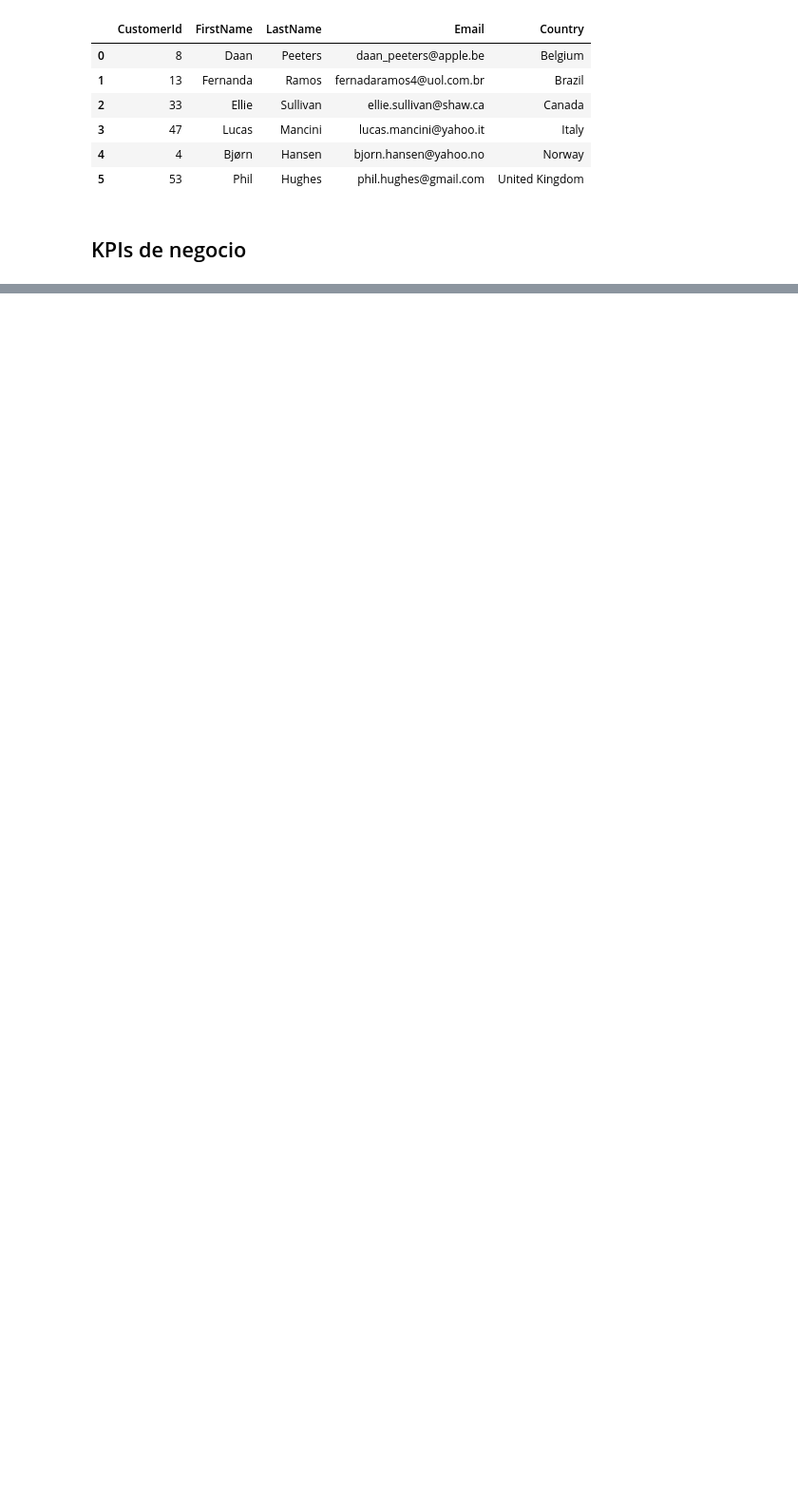
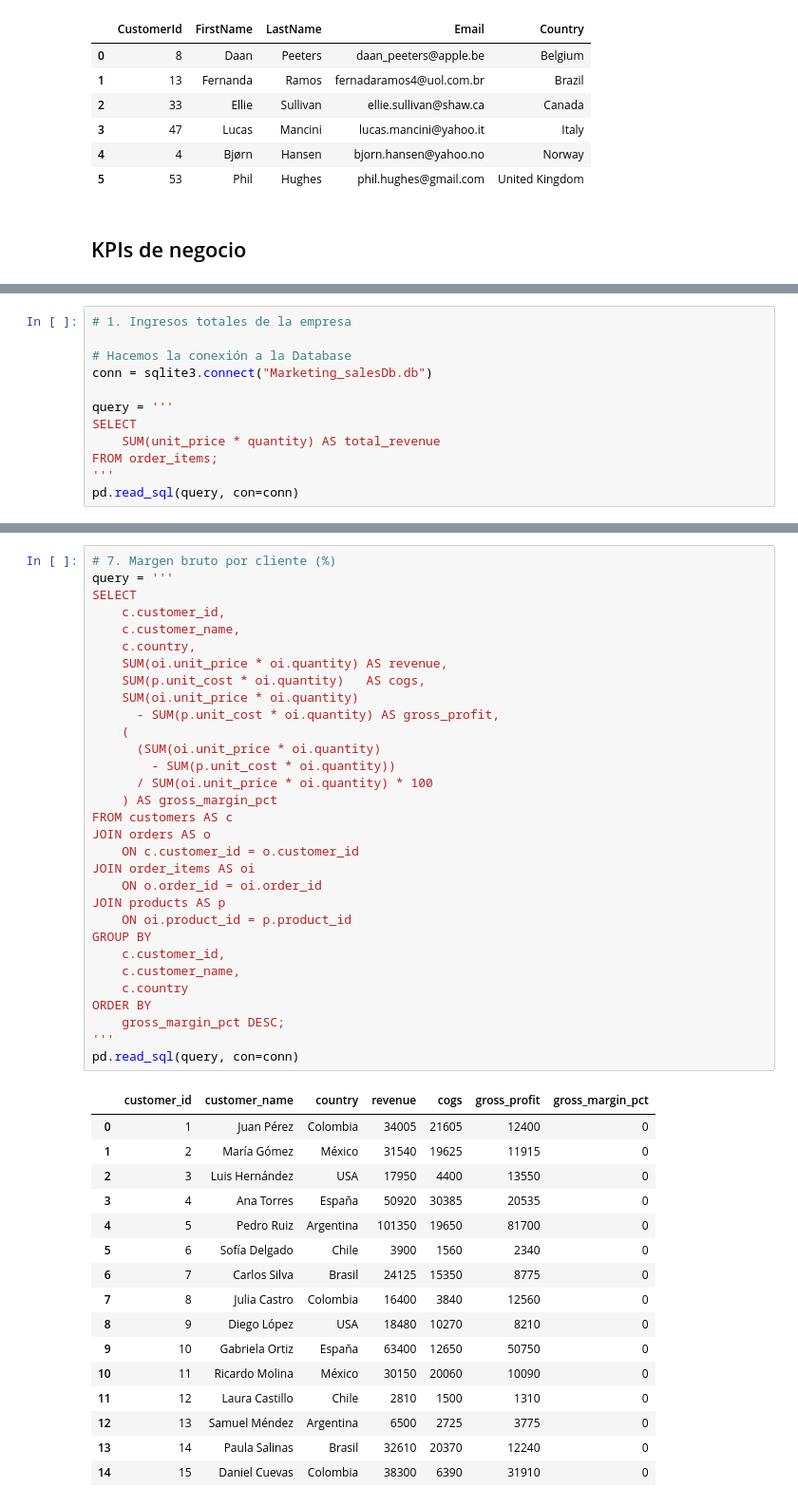
Before and after one commit to gbuvoli/DA_T8, a Jupyter notebook: Sprint3_semana2.ipynb, the cells around one changed output, grey strips where cells are left out. Shown at 95% size. Drawn from its saved outputs; the diff is of its cells as text; blank space fills up the shorter version.

```diff
--- a/Sprint3_semana2.ipynb
+++ b/Sprint3_semana2.ipynb
@@ -993,0 +1344,12 @@ Una subconsulta **es una consulta SQL anidada dentro de otra.** Se usa cuando ne
+# %%
+# 1. Ingresos totales de la empresa
+
+# Hacemos la conexión a la Database
+conn = sqlite3.connect("Marketing_salesDb.db")
+
+query = '''
+SELECT
+    SUM(unit_price * quantity) AS total_revenue
+FROM order_items;
+'''
+pd.read_sql(query, con=conn)
@@ -993,0 +1459,48 @@ Una subconsulta **es una consulta SQL anidada dentro de otra.** Se usa cuando ne
+# %%
+# 7. Margen bruto por cliente (%)
+query = '''
+SELECT
+    c.customer_id,
+    c.customer_name,
+    c.country,
+    SUM(oi.unit_price * oi.quantity) AS revenue,
+    SUM(p.unit_cost * oi.quantity)   AS cogs,
+    SUM(oi.unit_price * oi.quantity)
+      - SUM(p.unit_cost * oi.quantity) AS gross_profit,
+    (
+      (SUM(oi.unit_price * oi.quantity)
+        - SUM(p.unit_cost * oi.quantity))
+      / SUM(oi.unit_price * oi.quantity) * 100
+    ) AS gross_margin_pct
+FROM customers AS c
+JOIN orders AS o
+    ON c.customer_id = o.customer_id
+JOIN order_items AS oi
+    ON o.order_id = oi.order_id
+JOIN products AS p
+    ON oi.product_id = p.product_id
+GROUP BY
+    c.customer_id,
+    c.customer_name,
+    c.country
+ORDER BY
+    gross_margin_pct DESC;
+'''
+pd.read_sql(query, con=conn)
+# %% [output]
+|  | customer_id | customer_name | country | revenue | cogs | gross_profit | gross_margin_pct |
+| 0 | 1 | Juan Pérez | Colombia | 34005 | 21605 | 12400 | 0 |
+| 1 | 2 | María Gómez | México | 31540 | 19625 | 11915 | 0 |
+| 2 | 3 | Luis Hernández | USA | 17950 | 4400 | 13550 | 0 |
+| 3 | 4 | Ana Torres | España | 50920 | 30385 | 20535 | 0 |
+| 4 | 5 | Pedro Ruiz | Argentina | 101350 | 19650 | 81700 | 0 |
+| 5 | 6 | Sofía Delgado | Chile | 3900 | 1560 | 2340 | 0 |
+| 6 | 7 | Carlos Silva | Brasil | 24125 | 15350 | 8775 | 0 |
+| 7 | 8 | Julia Castro | Colombia | 16400 | 3840 | 12560 | 0 |
+| 8 | 9 | Diego López | USA | 18480 | 10270 | 8210 | 0 |
+| 9 | 10 | Gabriela Ortiz | España | 63400 | 12650 | 50750 | 0 |
+| 10 | 11 | Ricardo Molina | México | 30150 | 20060 | 10090 | 0 |
+| 11 | 12 | Laura Castillo | Chile | 2810 | 1500 | 1310 | 0 |
+| 12 | 13 | Samuel Méndez | Argentina | 6500 | 2725 | 3775 | 0 |
+| 13 | 14 | Paula Salinas | Brasil | 32610 | 20370 | 12240 | 0 |
+| 14 | 15 | Daniel Cuevas | Colombia | 38300 | 6390 | 31910 | 0 |
```
Also changed, not shown: parts of 18 cells of this notebook, 1 other file.
